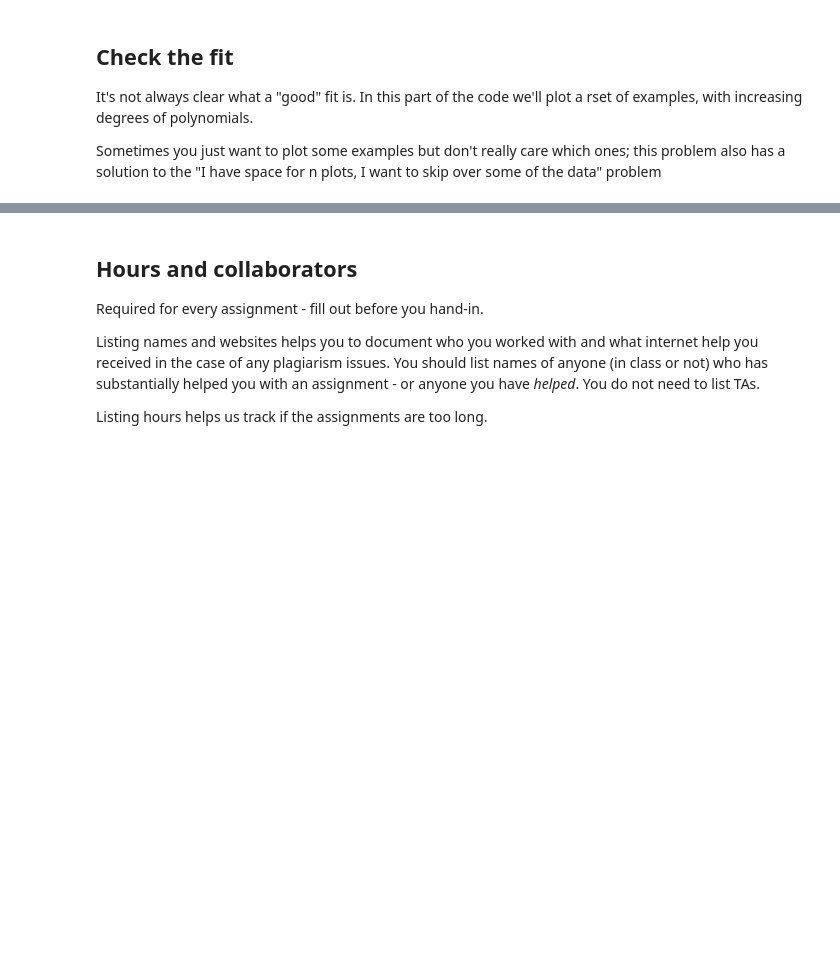
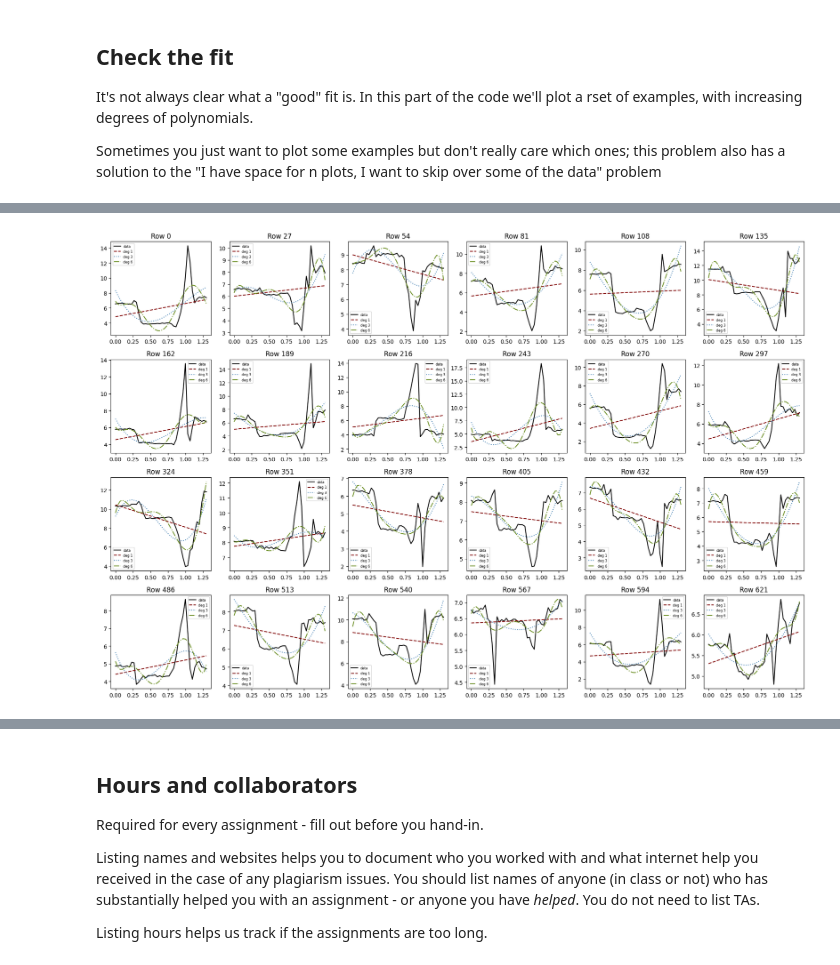
Before and after one commit to AndParker1/IntroPythonProgramming, a Jupyter notebook: Week_4_fitting/Lab_4_data_fitting.ipynb, the cells around one changed output, grey strips where cells are left out. Cells and saved outputs as stored; diff of their text form; code cells hidden in the pictures; blank space fills up the shorter version.

```diff
--- a/Week_4_fitting/Lab_4_data_fitting.ipynb
+++ b/Week_4_fitting/Lab_4_data_fitting.ipynb
@@ -270,7 +291,7 @@ def fit_poly(ts, data, deg):
     @param data - the y values
     @param degree of the polynomial. Should be an integer
     @return a list of polynomial coefficients (see polynomial.polyfit)"""
-    ... # Call polynomial.polyfit
+    return polynomial.polyfit(ts, data, deg) # Call polynomial.polyfit
 # %%
 # Test
 
@@ -328,32 +361,42 @@ for a, b in zip(a_str, b_number):
 # %%
 # Note: This code will all work even if you change the number of rows/columns
 n_rows = 4
 n_cols = 6
 fig, axs = plt.subplots(n_rows, n_cols, figsize=(n_cols * 3, n_rows * 3))
 
 n_total_plots = n_rows * n_cols
 # take every nth
 n_skip = data_wrist_force_magnitude.shape[0] // n_total_plots
 
 color_deg = ("maroon", "steelblue", "olivedrab")
 deg_fit = (1, 3, 6)
 lstyle = ('dashed', 'dotted', 'dashdot')
 # This loops over the total number of plots we can fit
 for i in range(0, n_total_plots):
     # Yes, this works - it's the same as doing r = row_offset + p // ncols on one line,
     #   and c = p % n_cols on the second line
     r, c = i // n_cols, i % n_cols
     data_row_indx = i * n_skip
 
     # Plot 4 things in this figure:
     #   the original data (in black)
     #   polynomial fits of degree 1, 3, 6
     # Note: use axs[r, c]
     # Note 2: The data row you want is in data_row_indx...
     # Note 3: Use polynomial.polyval(ts, ret_poly) to create y values for your t values
-    ...
+
+    axs[r, c].plot(ts, data_wrist_force_magnitude[data_row_indx, :], color="black", label="data")
+
+    for deg, col, ls in zip(deg_fit, color_deg, lstyle):
+        coeffs = fit_poly(ts, data_wrist_force_magnitude[data_row_indx, :], deg)
+        axs[r, c].plot(ts, polynomial.polyval(ts, coeffs), color=col, linestyle=ls, label=f"deg {deg}")
+
+    axs[r, c].set_title(f"Row {data_row_indx}")
+    axs[r, c].legend(fontsize=6)
 
 plt.tight_layout()
+# %% [output]
+[figure, added]
 # %%
 # Manual grade
 print("This is a manually-graded question; there is no grader.check() function. See rubric and slides for more information on expected output.")
```
Also changed, not shown: parts of 10 cells of this notebook, 1 other file.
